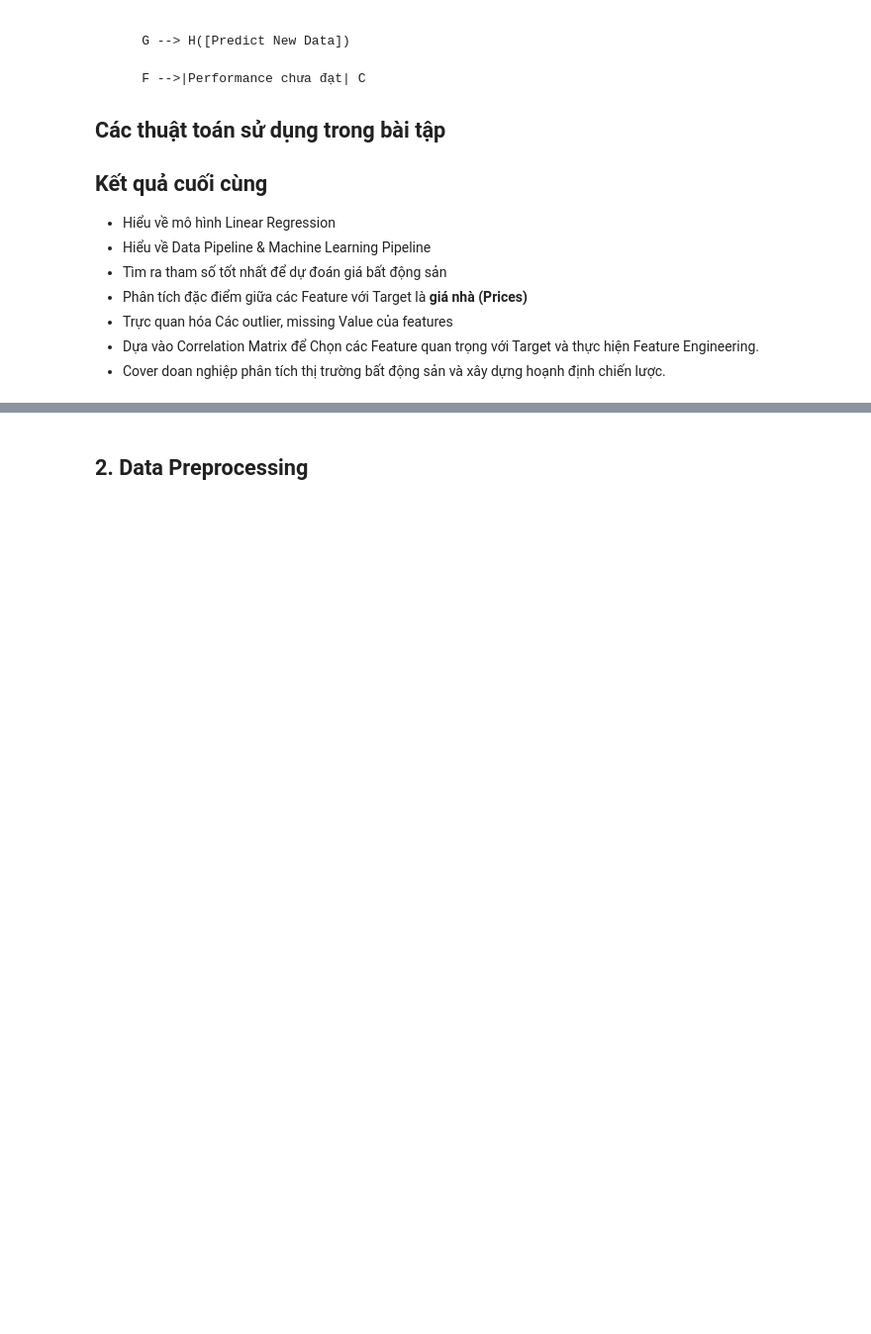
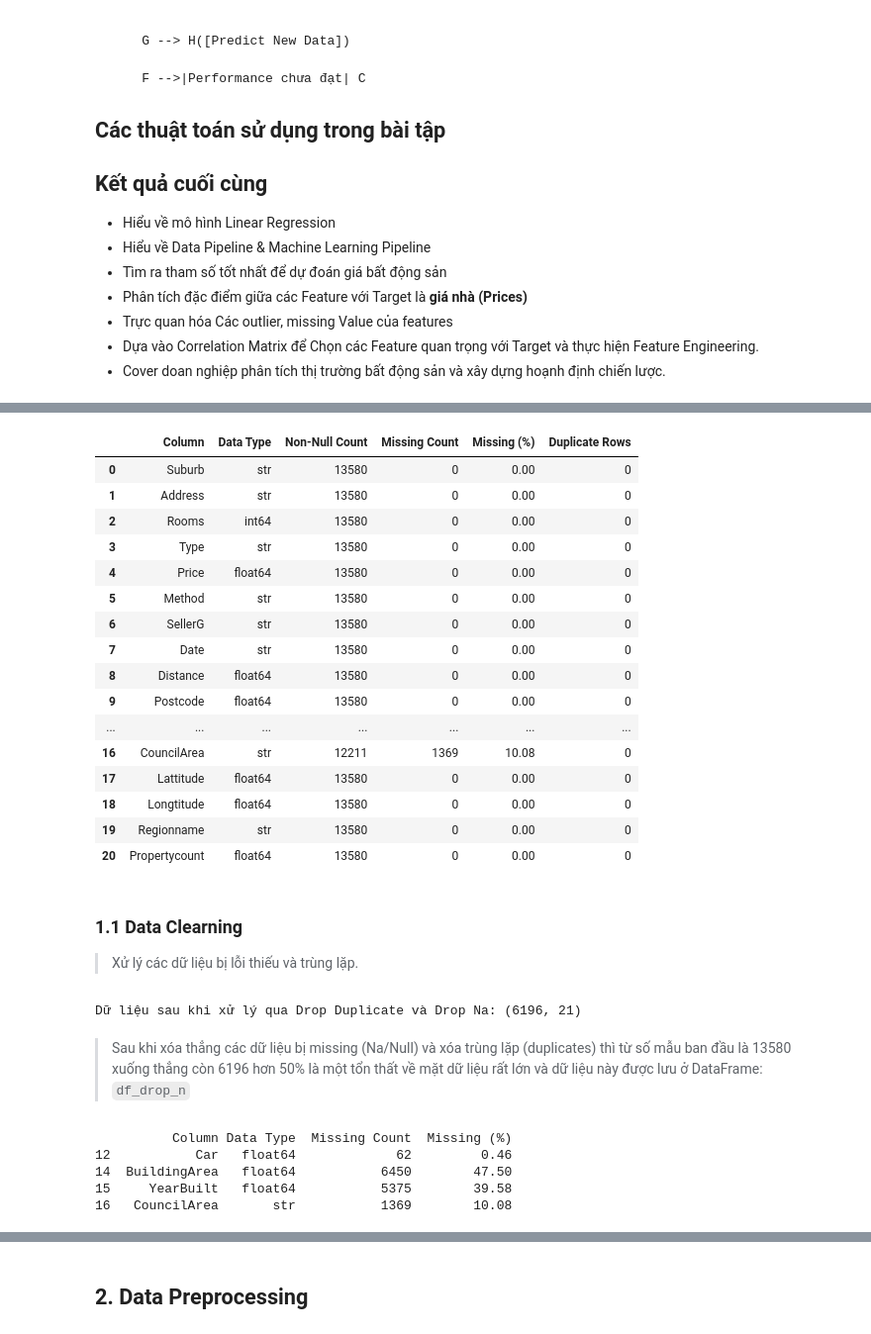
Before and after one commit to KhanhNguyen171/E-Learning-UTH-AI-EX-2026, a Jupyter notebook: BT cá nhân/notebooks/Model_v1.ipynb, the cells around one changed output, grey strips where cells are left out. Shown at 99% size. Drawn from its saved outputs; the diff is of its cells as text; code cells hidden in the pictures; blank space fills up the shorter version.

```diff
--- a/BT cá nhân/notebooks/Model_v1.ipynb
+++ b/BT cá nhân/notebooks/Model_v1.ipynb
@@ -122,0 +157,64 @@ df.head()
+# %%
+# Phân tích các giá trị null/na, duplicate và missing value
+
+def report_Data_Quanlity(df):
+    record = pd.DataFrame({
+        'Column': df.columns,
+        'Data Type': df.dtypes.values,
+        'Non-Null Count': df.count().values,
+        'Missing Count': df.isnull().sum().values,
+        'Missing (%)': np.round(df.isnull().mean().values * 100, 2),
+        'Duplicate Rows': df.duplicated().sum()
+    })
+
+    return record
+
+report_data = report_Data_Quanlity(df)
+
+display(report_data)
+# %% [output]
+|  | Column | Data Type | Non-Null Count | Missing Count | Missing (%) | Duplicate Rows |
+| 0 | Suburb | str | 13580 | 0 | 0.00 | 0 |
+| 1 | Address | str | 13580 | 0 | 0.00 | 0 |
+| 2 | Rooms | int64 | 13580 | 0 | 0.00 | 0 |
+| 3 | Type | str | 13580 | 0 | 0.00 | 0 |
+| 4 | Price | float64 | 13580 | 0 | 0.00 | 0 |
+| 5 | Method | str | 13580 | 0 | 0.00 | 0 |
+| 6 | SellerG | str | 13580 | 0 | 0.00 | 0 |
+| 7 | Date | str | 13580 | 0 | 0.00 | 0 |
+| 8 | Distance | float64 | 13580 | 0 | 0.00 | 0 |
+| 9 | Postcode | float64 | 13580 | 0 | 0.00 | 0 |
+| ... | ... | ... | ... | ... | ... | ... |
+| 16 | CouncilArea | str | 12211 | 1369 | 10.08 | 0 |
+| 17 | Lattitude | float64 | 13580 | 0 | 0.00 | 0 |
+| 18 | Longtitude | float64 | 13580 | 0 | 0.00 | 0 |
+| 19 | Regionname | str | 13580 | 0 | 0.00 | 0 |
+| 20 | Propertycount | float64 | 13580 | 0 | 0.00 | 0 |
+# %% [markdown]
+### 1.1 Data Clearning
+> Xử lý các dữ liệu bị lỗi thiếu và trùng lặp.
+# %%
+# Tạo một df để so sánh khi xử lý Data theo xóa hàng và theo min-max chose
+df_drop_n = df
+
+# Xử lý dữ liệu na
+df_drop_n = df_drop_n.dropna()
+
+# Xử lý dữ liệu trùng lặp
+df_drop_n = df_drop_n.drop_duplicates()
+
+print(f"Dữ liệu sau khi xử lý qua Drop Duplicate và Drop Na: {df_drop_n.shape}")
+# %% [output]
+Dữ liệu sau khi xử lý qua Drop Duplicate và Drop Na: (6196, 21)
+# %% [markdown]
+> Sau khi xóa thẳng các dữ liệu bị missing (Na/Null) và xóa trùng lặp (duplicates) thì từ số mẫu ban đầu là 13580 xuống thẳng còn 6196 hơn 50% là một tổn thất về mặt dữ liệu rất lớn và dữ liệu này được lưu ở DataFrame: `df_drop_n`
+# %%
+# In các cột bị thiếu dữ liệu
+missing_columns_report = report_data[report_data["Missing Count"] > 0]
+print(missing_columns_report[["Column", "Data Type", "Missing Count", "Missing (%)"]])
+# %% [output]
+          Column Data Type  Missing Count  Missing (%)
+12           Car   float64             62         0.46
+14  BuildingArea   float64           6450        47.50
+15     YearBuilt   float64           5375        39.58
+16   CouncilArea       str           1369        10.08
```
Also changed, not shown: parts of 13 cells of this notebook.
